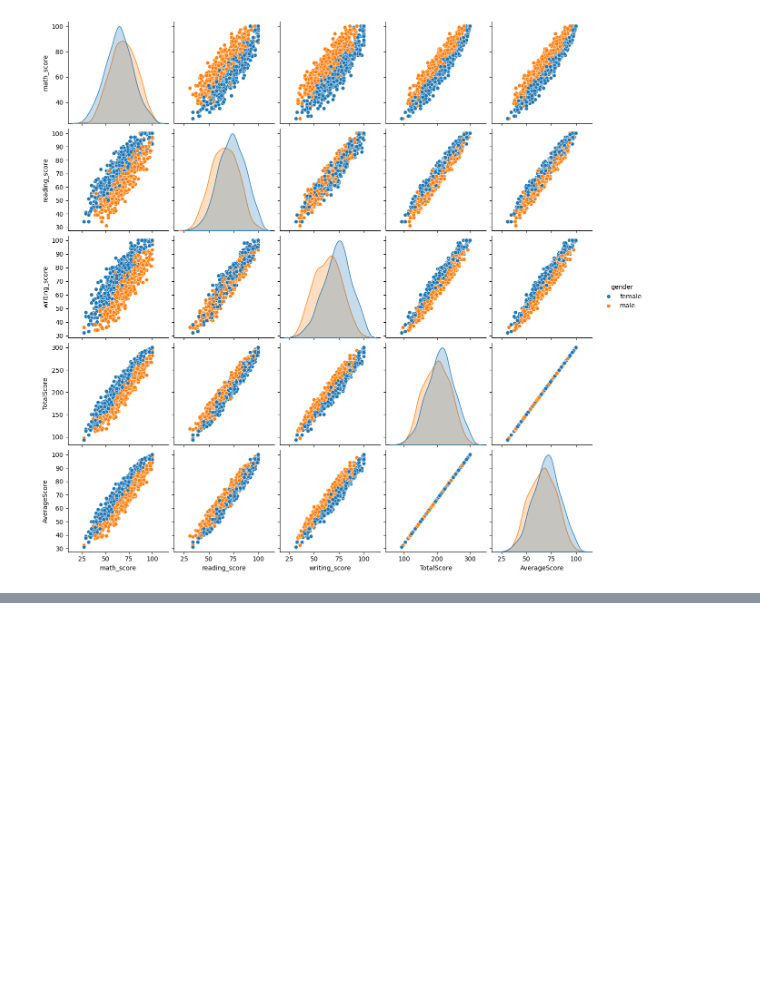
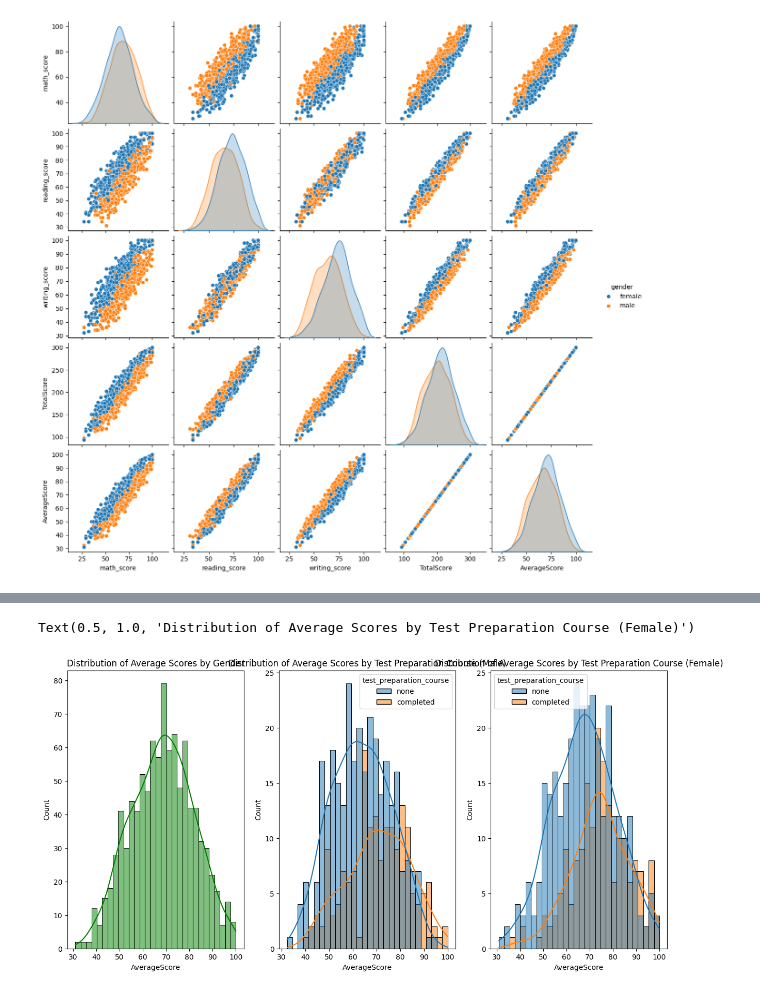
Before and after one commit to akhileshpandey3967/Student_Performance, a Jupyter notebook: Data_analaysis/EDA_student.ipynb, the cells around one changed output, grey strips where cells are left out. Drawn from its saved outputs; the diff is of its cells as text; code cells hidden in the pictures; blank space fills up the shorter version.

```diff
--- a/Data_analaysis/EDA_student.ipynb
+++ b/Data_analaysis/EDA_student.ipynb
@@ -177,0 +246,14 @@ plt.show()
+# %%
+plt.subplots(1,3,figsize=(15,7))
+plt.subplot(1,3,1)
+sns.histplot(data=df, x='AverageScore', kde=True,bins=30,color='green')
+plt.title('Distribution of Average Scores by Gender')
+plt.subplot(1,3,2)
+sns.histplot(data=df[df.gender=='male'], x='AverageScore', kde=True, color='blue',bins=30,hue='test_preparation_course')
+plt.title('Distribution of Average Scores by Test Preparation Course (Male)')
+plt.subplot(1,3,3)
+sns.histplot(data=df[df.gender=='female'], x='AverageScore', kde=True, color='pink',bins=30,hue='test_preparation_course')
+plt.title('Distribution of Average Scores by Test Preparation Course (Female)')
+# %% [output]
+Text(0.5, 1.0, 'Distribution of Average Scores by Test Preparation Course (Female)')
+[figure, added]
```
Also changed, not shown: parts of 16 cells of this notebook, 9 other files.
